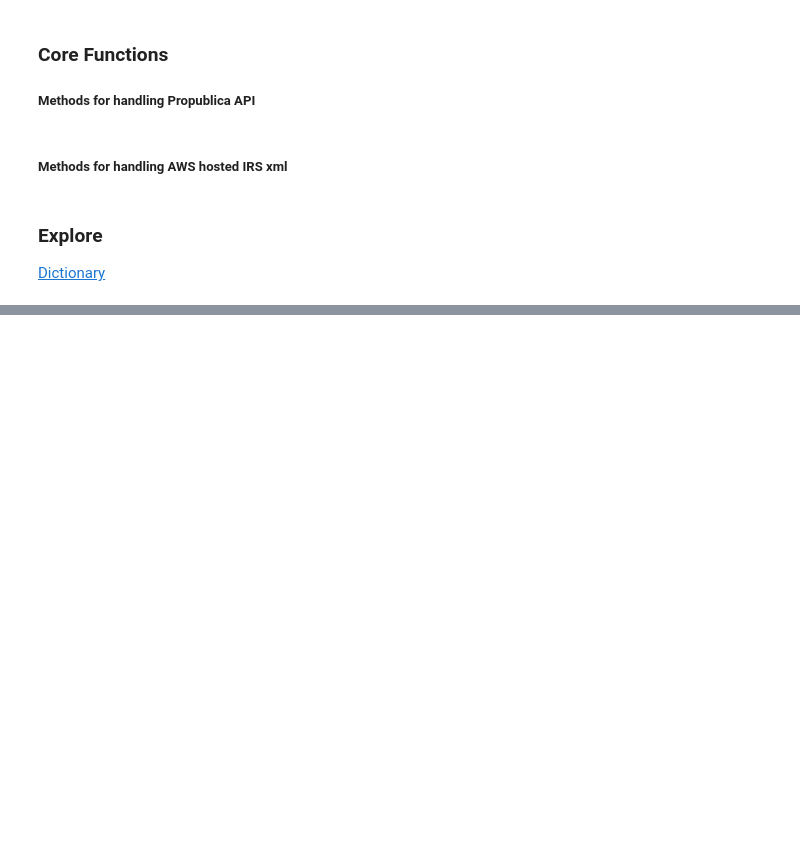
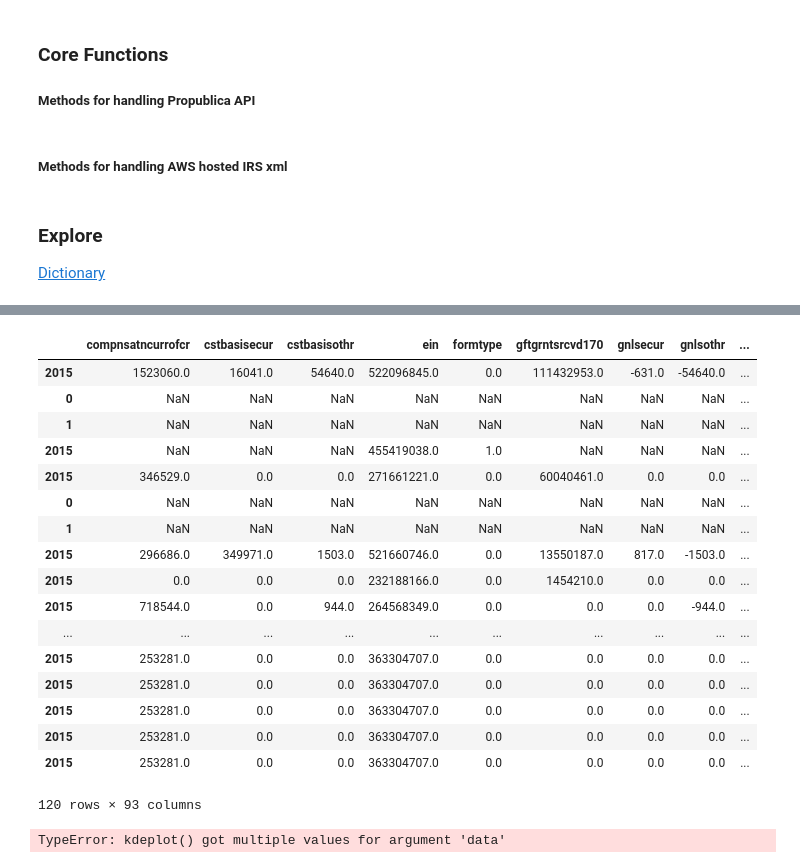
Before and after one commit to lovettbarron/Notebooks, a Jupyter notebook: 990Starter.ipynb, the cells around one changed output, grey strips where cells are left out. Cells and saved outputs as stored; diff of their text form; code cells hidden in the pictures; blank space fills up the shorter version.

Commit message:
Got bulk call from propublica working

```diff
--- a/990Starter.ipynb
+++ b/990Starter.ipynb
@@ -47,3 +61,43 @@ def get_by_ein(ein):
+# %%
+def get_by_ein(ein,year=None):
+    # Returns dataframe of FILING OBJECTS for that Organziation
+    # https://projects.propublica.org/nonprofits/api#filing-object
+    response = http.request('GET',pppath+pporg(ein))
+    parsed = json.loads(response.data.decode('utf-8'))
+    r = json.dumps(parsed["filings_with_data"], indent=4, sort_keys=True)
+    # If there is nothing in the response
+#     print(r,len(r))
+    if(len(r)<=2):
+        return pd.DataFrame([("ein",ein),("tax_prd_yr",year)])
+    else:
+        df =  pd.read_json(r,orient="index").T.set_index('tax_prd_yr')
+        if year != None: # If a year is specified
+            if (int(year) in df.index) == False: # Make sure that year is there, if not return empty row
+                return pd.DataFrame([("ein",ein),("tax_prd_yr",year)])
+            else: # otherwise return year as series
+                return df.loc[year] # Return year
+        else: # Otherwise return all years available
+            return df
+#     df.loc[year] if year!=None else df
+#     return df.loc[year] if year!=None else df
+# %%
+def get_by_eins_and_year(einlist,year):
+    # Accepts list of EINs
+    # Populates filing objects per row
+    df = pd.DataFrame()
+    count = 0
+    for ein in einlist:
+        print(count, ein,year)
+        count+=1
+        try:
+            row = get_by_ein(ein,year)
+        except:
+            print("Rate limit at " + str(count) + " with " + str(ppdelay) + " seconds")
+        print(row)
+        df = df.append(row)
+        if count%pplimit != 0: time.sleep(ppdelay)
+        else: time.sleep(10) # Cooldown
+    return df
 # %%
 def search_by_name(name, zipcode, returnlist=False):
     # Retrieve EIN results by name
@@ -83,0 +147,2 @@ df=get_990_to_xml(r)
+# %%
+newdf = get_by_eins_and_year(get_eins_by_search("New America",state="DC")["ein"], 2015)
@@ -83,0 +338,25 @@ df=get_990_to_xml(r)
+# %%
+newdf
+# %% [output]
+|  | compnsatncurrofcr | cstbasisecur | cstbasisothr | ein | formtype | gftgrntsrcvd170 | gnlsecur | gnlsothr | ... |
+| 2015 | 1523060.0 | 16041.0 | 54640.0 | 522096845.0 | 0.0 | 111432953.0 | -631.0 | -54640.0 | ... |
+| 0 | NaN | NaN | NaN | NaN | NaN | NaN | NaN | NaN | ... |
+| 1 | NaN | NaN | NaN | NaN | NaN | NaN | NaN | NaN | ... |
+| 2015 | NaN | NaN | NaN | 455419038.0 | 1.0 | NaN | NaN | NaN | ... |
+| 2015 | 346529.0 | 0.0 | 0.0 | 271661221.0 | 0.0 | 60040461.0 | 0.0 | 0.0 | ... |
+| 0 | NaN | NaN | NaN | NaN | NaN | NaN | NaN | NaN | ... |
+| 1 | NaN | NaN | NaN | NaN | NaN | NaN | NaN | NaN | ... |
+| 2015 | 296686.0 | 349971.0 | 1503.0 | 521660746.0 | 0.0 | 13550187.0 | 817.0 | -1503.0 | ... |
+| 2015 | 0.0 | 0.0 | 0.0 | 232188166.0 | 0.0 | 1454210.0 | 0.0 | 0.0 | ... |
+| 2015 | 718544.0 | 0.0 | 944.0 | 264568349.0 | 0.0 | 0.0 | 0.0 | -944.0 | ... |
+| ... | ... | ... | ... | ... | ... | ... | ... | ... | ... |
+| 2015 | 253281.0 | 0.0 | 0.0 | 363304707.0 | 0.0 | 0.0 | 0.0 | 0.0 | ... |
+| 2015 | 253281.0 | 0.0 | 0.0 | 363304707.0 | 0.0 | 0.0 | 0.0 | 0.0 | ... |
+| 2015 | 253281.0 | 0.0 | 0.0 | 363304707.0 | 0.0 | 0.0 | 0.0 | 0.0 | ... |
+| 2015 | 253281.0 | 0.0 | 0.0 | 363304707.0 | 0.0 | 0.0 | 0.0 | 0.0 | ... |
+| 2015 | 253281.0 | 0.0 | 0.0 | 363304707.0 | 0.0 | 0.0 | 0.0 | 0.0 | ... |
+120 rows × 93 columns
+# %%
+sns.kdeplot(["totfuncexpns"], data=newdf);
+# %% [output]
+TypeError: kdeplot() got multiple values for argument 'data'
```
Also changed, not shown: parts of 14 cells of this notebook.
